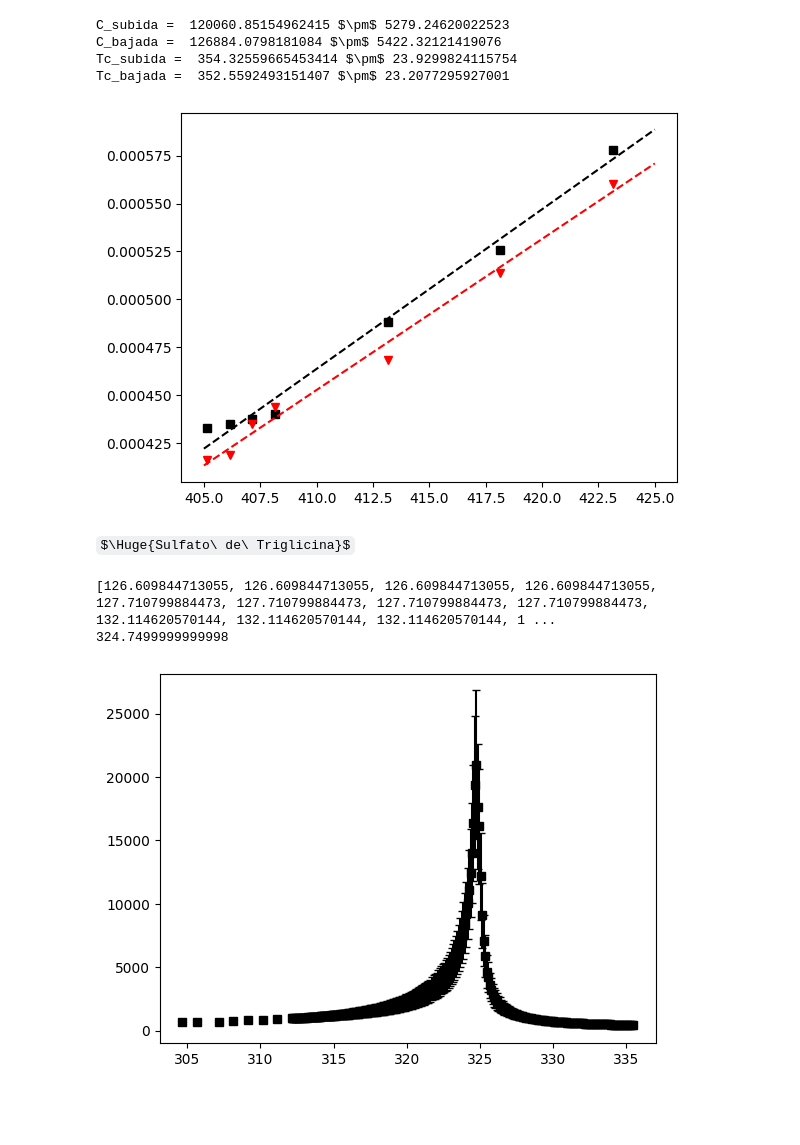
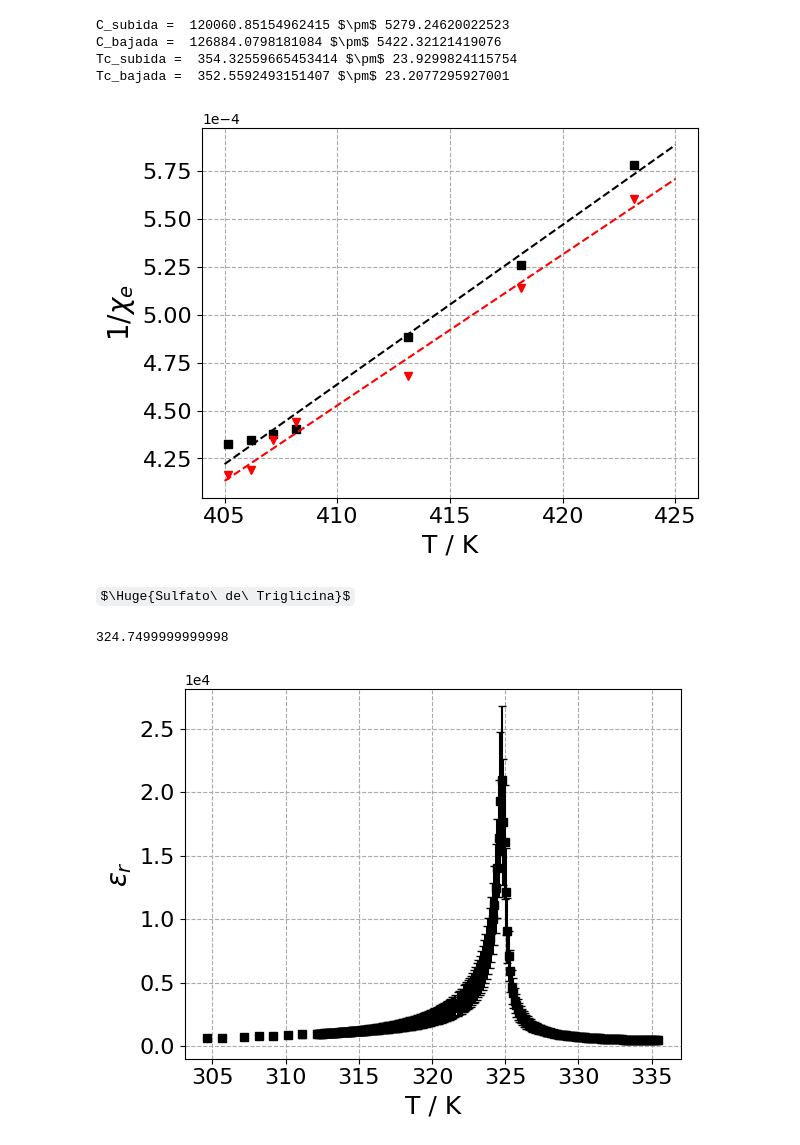
Before and after one commit to albertopeinador/FES_Curie, a Jupyter notebook: Curie.ipynb, the cells around one changed output. Cells and saved outputs as stored; diff of their text form; code cells hidden in the pictures; some formulas as TeX source; blank space fills up the shorter version.

```diff
--- a/Curie.ipynb
+++ b/Curie.ipynb
@@ -164,10 +174,11 @@ data['BAJADA'] = data['BAJADA'].astype(float) / C0
 #   Representación 1/\chi
 
 ax1 = plt.gca()
-
+ax1.tick_params(axis='both', which='major', labelsize=16)
+ax1.tick_params(axis='both', which='minor', labelsize=16)
 data['SUBIDA'] = 1. / (data['SUBIDA']-1)
 data['BAJADA'].loc[start:] = 1. / (data['BAJADA']-1)
-
+ax1.ticklabel_format(axis = 'y', style = 'scientific', scilimits=[-3, 3])
 
 sX_S = []
 sX_B = []
@@ -182,37 +193,37 @@ for i in range(len(data['BAJADA'].loc[start:])):
 #plt.errorbar(x = data['T'].loc[index:], y = data['SUBIDA'].loc[index:], yerr = sX_S[index:], barsabove=True, capsize = 3, fmt = 'ks')
 #plt.errorbar(x = data['T'].loc[index:], y = data['BAJADA'].loc[index:], yerr = sX_B[neg_index:], barsabove=True, capsize = 3, fmt = 'rv')
 
 ax1.plot(data['T'].loc[index:], data['SUBIDA'].loc[index:], 'ks')
 ax1.plot(data['T'].loc[index:], data['BAJADA'].loc[index:], 'rv')
 
 fit_chi_S, cov_chi_S = curve_fit (rect, data['T'].loc[index:], data['SUBIDA'].loc[index:], sigma = sX_S[index:])
 fit_chi_B, cov_chi_B = curve_fit (rect, data['T'].loc[index:], data['BAJADA'].loc[index:], sigma = sX_B[neg_index:])
 
 
 x_fit = np.linspace (Tc, 425, 100)
 
 y_fit_S = rect (x_fit, fit_chi_S[0], fit_chi_S[1])
 y_fit_B = rect (x_fit, fit_chi_B[0], fit_chi_B[1])
 
 
 plt.plot(x_fit, y_fit_S, 'k--')
 plt.plot(x_fit, y_fit_B, 'r--')
 
-ax.set_xlabel('T / K')
-ax.set_ylabel('$\epsilon$')
-ax.grid(linestyle = '--', color = '#aaaaaa')
+ax1.set_xlabel('T / K', fontsize = 18)
+ax1.set_ylabel('$1 / \chi_e$', fontsize = 20)
+ax1.grid(linestyle = '--', color = '#aaaaaa')
 plt.savefig('TiBa_rect.pdf')
 
 print('C_subida = ', 1. / fit_chi_S[0], '$\pm$', inc.incerts (1. / x, [x], [fit_chi_S[0]], [np.sqrt(cov_chi_S[0][0])]))
 print('C_bajada = ', 1. / fit_chi_B[0], '$\pm$', inc.incerts (1. / x, [x], [fit_chi_B[0]], [np.sqrt(cov_chi_B[0][0])]))
 print('Tc_subida = ', -1. / fit_chi_S[0] * fit_chi_S[1], '$\pm$', inc.incerts(-x / y, [x, y], [fit_chi_S[1], fit_chi_S[0]], [np.sqrt(cov_chi_S[1][1]), np.sqrt(cov_chi_S[0][0])]))
 print('Tc_bajada = ', -1. / fit_chi_B[0] * fit_chi_B[1], '$\pm$', inc.incerts(-x / y, [x, y], [fit_chi_B[1], fit_chi_B[0]], [np.sqrt(cov_chi_B[1][1]), np.sqrt(cov_chi_B[0][0])]))
 # %% [output]
 C_subida =  120060.85154962415 $\pm$ 5279.24620022523
 C_bajada =  126884.0798181084 $\pm$ 5422.32121419076
 Tc_subida =  354.32559665453414 $\pm$ 23.9299824115754
 Tc_bajada =  352.5592493151407 $\pm$ 23.2077295927001
-[figure, old version]
+[figure, new version]
 # %% [markdown]
 $\Huge{Sulfato\ de\ Triglicina}$
 # %%
@@ -241,16 +252,23 @@ for i in range (len(df['C'])):
 
 df['C'] = df['C']. astype(float) / C0
 # %%
+ax = plt.gca()
+ax.tick_params(axis='both', which='major', labelsize=16)
+ax.tick_params(axis='both', which='minor', labelsize=16)
 #df.plot(x = 'T', y = 'C', style = 'ks')
-plt.errorbar (df['T'], df['C'], yerr = sE, fmt = 'ks', capsize = 3)
+ax.errorbar (df['T'], df['C'], yerr = sE, fmt = 'ks', capsize = 3)
 Tc_TGS_index = np.argmax(df['C'])
-print(sE)
+ax.ticklabel_format(axis = 'y', style = 'scientific', scilimits=[-3, 3])
 print(df['T'].loc[Tc_TGS_index])
 Tc_TGS = df['T'].loc[Tc_TGS_index]
+
+ax.set_xlabel('T / K', fontsize = 18)
+ax.set_ylabel('$\epsilon_r$', fontsize = 20)
+ax.grid(linestyle = '--', color = '#aaaaaa')
+plt.savefig('TGS.pdf')
 # %% [output]
-[126.609844713055, 126.609844713055, 126.609844713055, 126.609844713055, 127.710799884473, 127.710799884473, 127.710799884473, 127.710799884473, 132.114620570144, 132.114620570144, 132.114620570144, 1 ...
 324.7499999999998
-[figure, old version]
+[figure, new version]
 # %%
 #   Fit c-w
 
```
Also changed, not shown: parts of 6 cells of this notebook, 7 other files.
